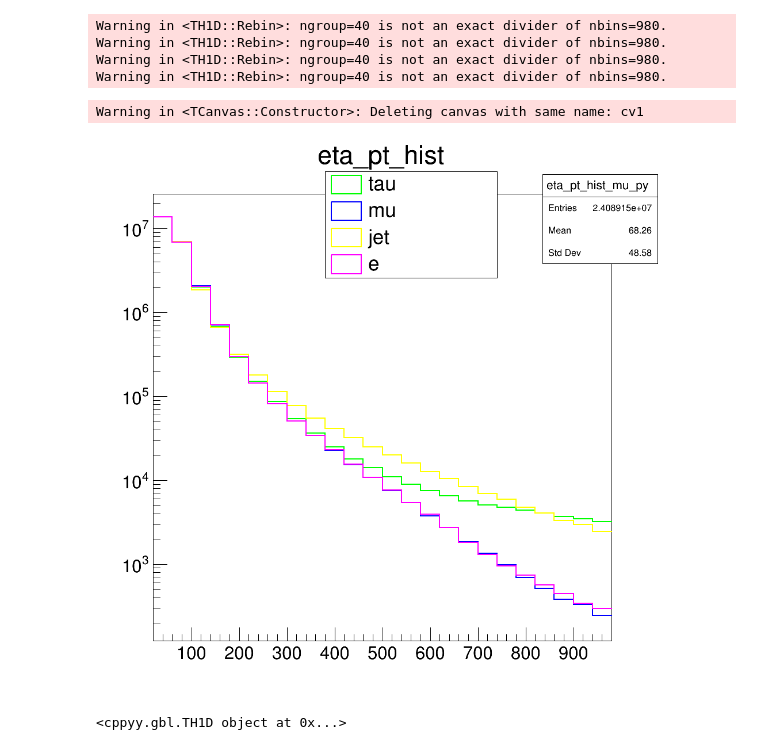
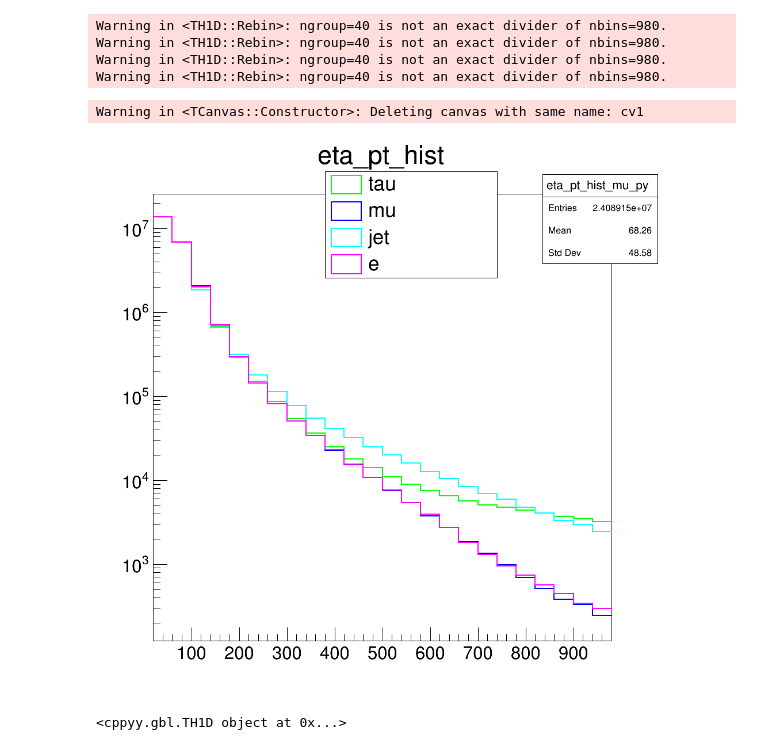
Before and after one commit to shedprog/LLSTauTools, a Jupyter notebook: notebook/DeepTauSpecrumInspect.ipynb, the cells around one changed output. Cells and saved outputs as stored; diff of their text form; code cells hidden in the pictures.

```diff
--- a/notebook/DeepTauSpecrumInspect.ipynb
+++ b/notebook/DeepTauSpecrumInspect.ipynb
@@ -36,34 +36,34 @@ Warning in <TH1D::Rebin>: ngroup=40 is not an exact divider of nbins=980.
 # %%
 cv1 = ROOT.TCanvas("cv1","cv1",1000,1000)
 cv1.SetLogy()
 # cv1.SetLogx()
 
 pt_tau.SetLineColor(3)
 pt_mu.SetLineColor(4)
-pt_jet.SetLineColor(5)
+pt_jet.SetLineColor(7)
 pt_el.SetLineColor(6)
 pt_tau.SetLineWidth(2)
 pt_mu.SetLineWidth(2)
 pt_jet.SetLineWidth(2)
 pt_el.SetLineWidth(2)
 
 pt_mu.Draw("histo")
 pt_tau.Draw("histosame")
 # pt_mu.Draw("histosame")
 pt_jet.Draw("histosame")
 pt_el.Draw("histosame")
 
 legend = ROOT.TLegend(0.4,0.75,0.7,0.94);
 legend.AddEntry(pt_tau,"tau","f");
 legend.AddEntry(pt_mu,"mu","f");
 legend.AddEntry(pt_jet,"jet","f");
 legend.AddEntry(pt_el,"e","f");
 legend.Draw();
 
 cv1.Draw()
 # %% [output]
 Warning in <TCanvas::Constructor>: Deleting canvas with same name: cv1
-[figure, old version]
+[figure, new version]
 # %%
 MergeBin = 20
 eta_tau.Rebin(MergeBin)
```
Also changed, not shown: 6 other files.
